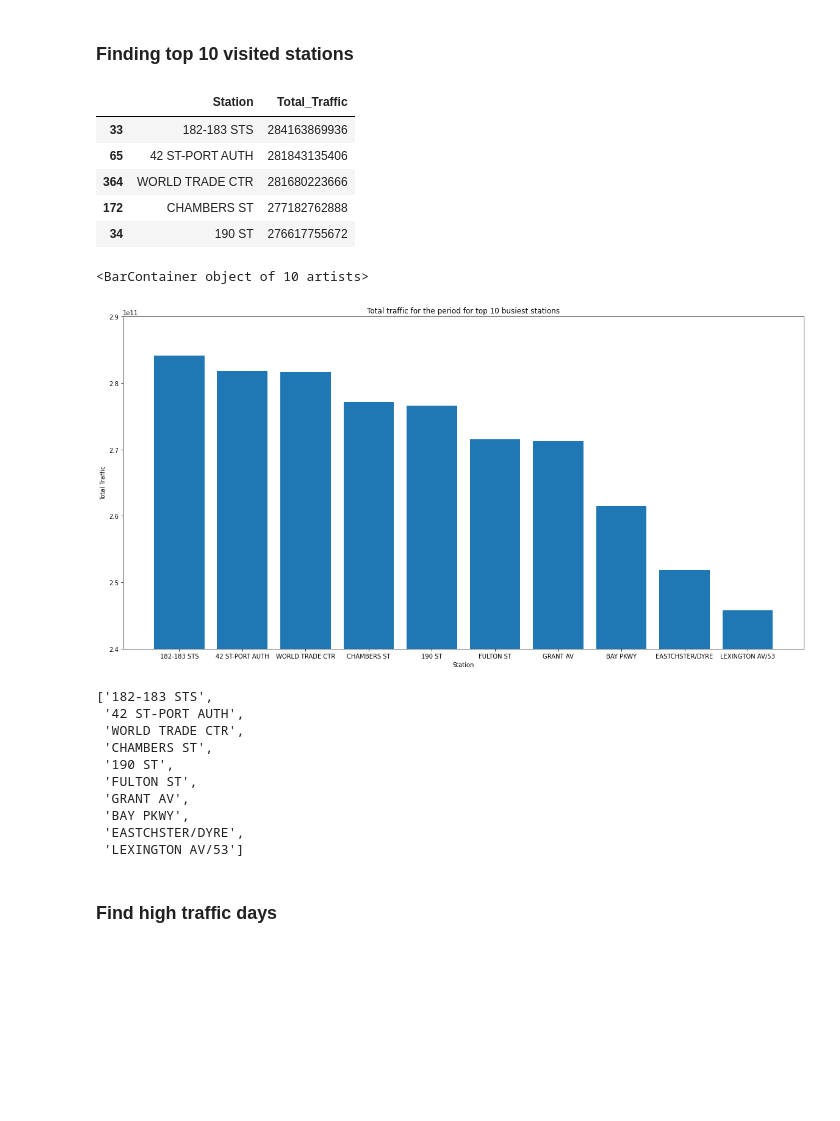
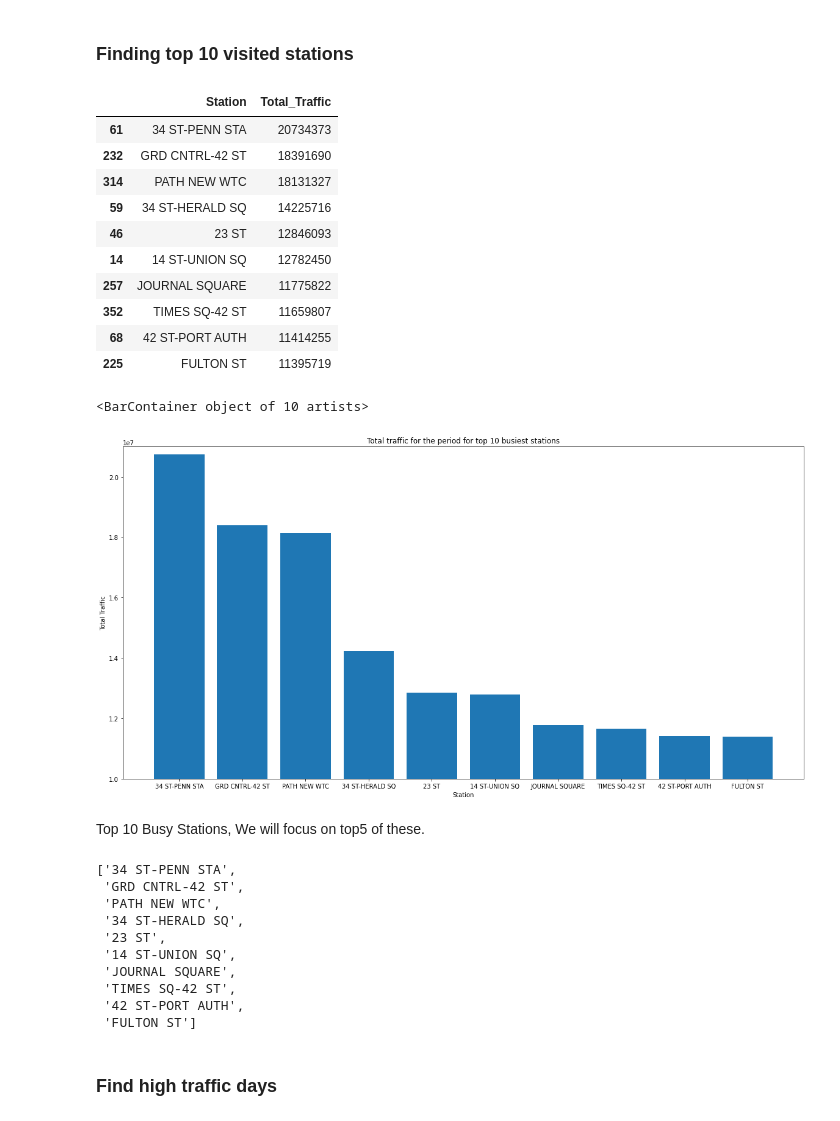
Before and after one commit to racheldilley1/mta-project-1, a Jupyter notebook: Proj1.ipynb, the cells around one changed output. Drawn from its saved outputs; the diff is of its cells as text; code cells hidden in the pictures; blank space fills up the shorter version.

```diff
--- a/Proj1.ipynb
+++ b/Proj1.ipynb
@@ -47 +49,3 @@ data['Date_Time'] = pd.to_datetime(data['DATE'], cache=True) + pd.to_timedelta(d
+# %%
+data['Turnstile'] = data['C/A'] + data['UNIT'] + data['SCP'] + data['STATION']
 # %% [markdown]
@@ -49,5 +53,5 @@ Group by date and stations
 # %%
-grouped_day = data.groupby(['STATION','DATE'], as_index=False).agg({'ENTRIES': ['min', 'max'], 'EXITS': ['min', 'max']})
+grouped_day = data.groupby(['DATE','Turnstile','STATION'], as_index=False).agg({'ENTRIES': ['min', 'max'], 'EXITS': ['min', 'max']})
 #grouped = data.groupby(['STATION','DATE']).agg({'ENTRIES': ['min', 'max'], 'EXITS': ['min', 'max']})
 #grouped = grouped.set_index('STATION')
 #grouped.head()
@@ -54,6 +68,6 @@ grouped_day = data.groupby(['STATION','DATE'], as_index=False).agg({'ENTRIES': [
 # %%
 #grouped.columns = [ 'Station', 'Date', 'ENTRIES_MIN', 'ENTRIES_MAX', 'EXITS_MIN', 'EXITS_MAX']
-grouped_day.columns = [ 'Station','Date', 'ENTRIES_MIN', 'ENTRIES_MAX', 'EXITS_MIN', 'EXITS_MAX']
+grouped_day.columns = [ 'Date', 'Turnstile', 'Station','ENTRIES_MIN', 'ENTRIES_MAX', 'EXITS_MIN', 'EXITS_MAX']
 #grouped.columns = ['ENTRIES_MIN', 'ENTRIES_MAX', 'EXITS_MIN', 'EXITS_MAX']
 #grouped.dtypes
 # %% [markdown]
@@ -66,6 +80,6 @@ Find total entries exits, and traffic
 # %%
 grouped_day['Total_Entries'] = grouped_day['ENTRIES_MAX'] - grouped_day['ENTRIES_MIN']
 grouped_day['Total_Exits'] = grouped_day['EXITS_MAX'] - grouped_day['EXITS_MIN']
-grouped_day['Total_Traffic'] = grouped_day['Total_Exits'] + grouped_day['Total_Exits']
+grouped_day['Total_Traffic'] = grouped_day['Total_Exits'] + grouped_day['Total_Entries']
 grouped_day.head()
 # %% [output]
@@ -133,36 +158,43 @@ for index, rows in Total_ridership[:10].iterrows():
     # append the list to the final list
     Row_list.append(my_list)
     indices.append(station_list)
-Total_ridership.head()
+Total_ridership.head(10)
 # %% [output]
 |  | Station | Total_Traffic |
-| 33 | 182-183 STS | 284163869936 |
-| 65 | 42 ST-PORT AUTH | 281843135406 |
-| 364 | WORLD TRADE CTR | 281680223666 |
-| 172 | CHAMBERS ST | 277182762888 |
-| 34 | 190 ST | 276617755672 |
+| 61 | 34 ST-PENN STA | 20734373 |
+| 232 | GRD CNTRL-42 ST | 18391690 |
+| 314 | PATH NEW WTC | 18131327 |
+| 59 | 34 ST-HERALD SQ | 14225716 |
+| 46 | 23 ST | 12846093 |
+| 14 | 14 ST-UNION SQ | 12782450 |
+| 257 | JOURNAL SQUARE | 11775822 |
+| 352 | TIMES SQ-42 ST | 11659807 |
+| 68 | 42 ST-PORT AUTH | 11414255 |
+| 225 | FULTON ST | 11395719 |
 # %%
-plt.ylim(240000000000,290000000000)
+plt.ylim(10000000,21000000)
 plt.xlabel("Station")
 plt.ylabel("Total Traffic")
 plt.title("Total traffic for the period for top 10 busiest stations")
 plt.bar(indices, Row_list)
 # %% [output]
 <BarContainer object of 10 artists>
-[figure, old version]
+[figure, new version]
+# %% [markdown]
+Top 10 Busy Stations, We will focus on top5 of these.
 # %%
 indices
 # %% [output]
-['182-183 STS',
+['34 ST-PENN STA',
+ 'GRD CNTRL-42 ST',
+ 'PATH NEW WTC',
+ '34 ST-HERALD SQ',
+ '23 ST',
+ '14 ST-UNION SQ',
+ 'JOURNAL SQUARE',
+ 'TIMES SQ-42 ST',
  '42 ST-PORT AUTH',
- 'WORLD TRADE CTR',
- 'CHAMBERS ST',
- '190 ST',
- 'FULTON ST',
- 'GRANT AV',
- 'BAY PKWY',
- 'EASTCHSTER/DYRE',
- 'LEXINGTON AV/53']
+ 'FULTON ST']
 # %% [markdown]
 ### Find high traffic days
 # %%
```
Also changed, not shown: parts of 25 cells of this notebook.
